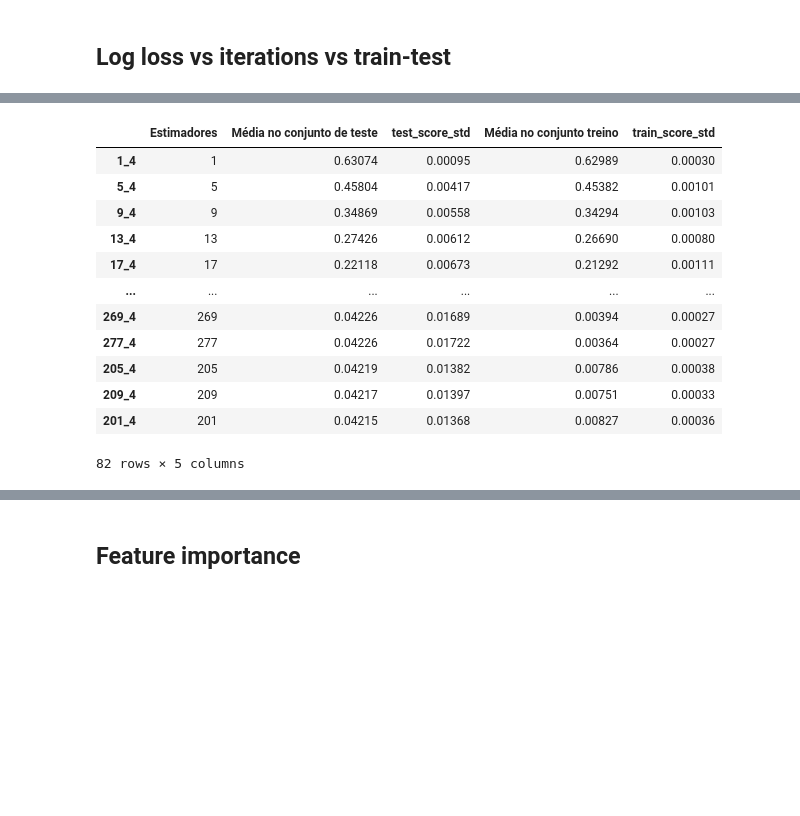
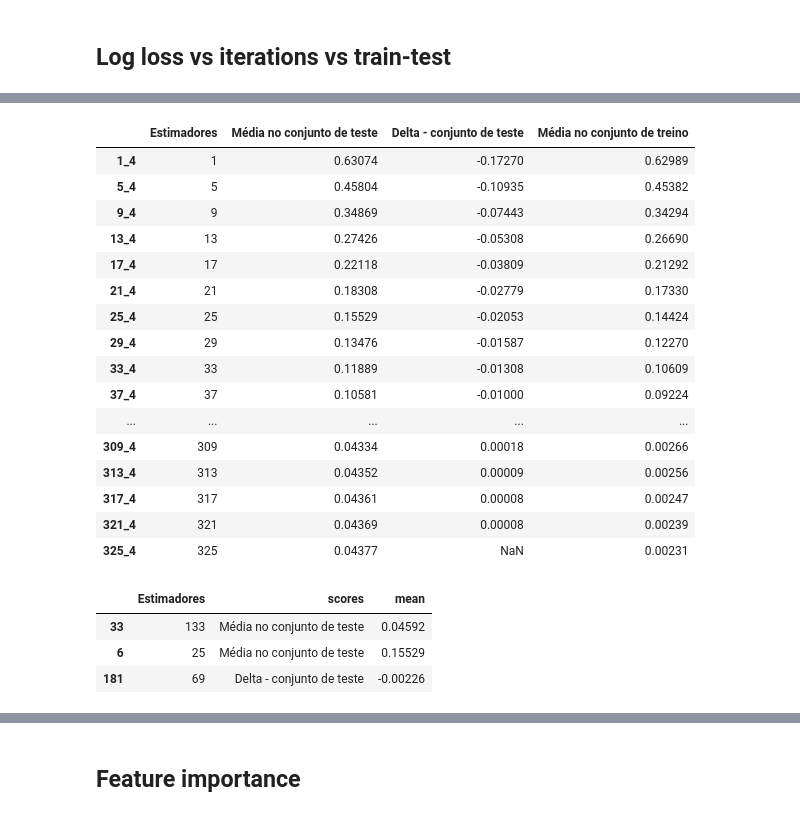
Before and after one commit to guyrux/ethereum_laundering, a Jupyter notebook: notebooks/03-ethereum_modeling_v2-suto.ipynb, the cells around one changed output, grey strips where cells are left out. Cells and saved outputs as stored; diff of their text form; code cells hidden in the pictures; blank space fills up the shorter version.

```diff
--- a/notebooks/03-ethereum_modeling_v2-suto.ipynb
+++ b/notebooks/03-ethereum_modeling_v2-suto.ipynb
@@ -37,6 +37,9 @@ from sklearn.pipeline import Pipeline
 from ydata_profiling import ProfileReport
 from sklearn.preprocessing import StandardScaler
 from sklearn.decomposition import PCA
+from sklearn.metrics import (
+    confusion_matrix, classification_report, ConfusionMatrixDisplay, roc_auc_score, roc_curve
+)
 from sklearn import set_config
 
 # Autoreload extension
@@ -50,7 +53,7 @@ set_config(transform_output = "pandas")
 pd.set_option('display.max_rows', None)
 pd.set_option('display.max_columns', None)
 pd.set_option('display.max_colwidth', None)
-pd.set_option('display.max_rows', 50)
+pd.set_option('display.max_rows', 100)
 pd.set_option('display.float_format', '{:.5f}'.format)
 # pd.options.display.float_format = '{:.5f}'.format
 # pd.options.display.max_rows = 120
@@ -533,7 +551,7 @@ for n_estimator in lst_iterations:
 
 df_results_logloss = pd.DataFrame.from_dict(dct_results, orient='index')
 df_results_logloss.columns = [
-    'Estimadores', 'Média no conjunto de teste', 'test_score_std', 'Média no conjunto treino', 'train_score_std'
+    'Estimadores', 'Média no conjunto de teste', 'test_score_std', 'Média no conjunto de treino', 'train_score_std'
 ]
 df_results_logloss.head()
 # %% [output]
@@ -580,16 +598,42 @@ ax.set_ylim(0, df_results_logloss_melted['mean'].max()*1.05);
 # %%
-df_results_logloss.sort_values(by=['Média no conjunto de teste'], ascending=False)
+df_results_logloss_cut = df_results_logloss.sort_values(by=['Estimadores'], ascending=True).copy()
+
+df_results_logloss_cut['Média no conjunto de teste - Lead 1'] = df_results_logloss_cut['Média no conjunto de teste'].shift(-1)
+
+df_results_logloss_cut['Delta - conjunto de teste'] = df_results_logloss_cut['Média no conjunto de teste - Lead 1'] -\
+df_results_logloss_cut['Média no conjunto de teste']
+
+df_results_logloss_cut = df_results_logloss_cut[
+    ['Estimadores', 'Média no conjunto de teste', 'Delta - conjunto de teste', 'Média no conjunto de treino']
+]
+
+df_results_logloss_cut.sort_values(by=['Estimadores'], ascending=True).head(100)
 # %% [output]
-|  | Estimadores | Média no conjunto de teste | test_score_std | Média no conjunto treino | train_score_std |
-| 1_4 | 1 | 0.63074 | 0.00095 | 0.62989 | 0.00030 |
-| 5_4 | 5 | 0.45804 | 0.00417 | 0.45382 | 0.00101 |
-| 9_4 | 9 | 0.34869 | 0.00558 | 0.34294 | 0.00103 |
-| 13_4 | 13 | 0.27426 | 0.00612 | 0.26690 | 0.00080 |
-| 17_4 | 17 | 0.22118 | 0.00673 | 0.21292 | 0.00111 |
-| ... | ... | ... | ... | ... | ... |
-| 269_4 | 269 | 0.04226 | 0.01689 | 0.00394 | 0.00027 |
-| 277_4 | 277 | 0.04226 | 0.01722 | 0.00364 | 0.00027 |
-| 205_4 | 205 | 0.04219 | 0.01382 | 0.00786 | 0.00038 |
-| 209_4 | 209 | 0.04217 | 0.01397 | 0.00751 | 0.00033 |
-| 201_4 | 201 | 0.04215 | 0.01368 | 0.00827 | 0.00036 |
+|  | Estimadores | Média no conjunto de teste | Delta - conjunto de teste | Média no conjunto de treino |
+| 1_4 | 1 | 0.63074 | -0.17270 | 0.62989 |
+| 5_4 | 5 | 0.45804 | -0.10935 | 0.45382 |
+| 9_4 | 9 | 0.34869 | -0.07443 | 0.34294 |
+| 13_4 | 13 | 0.27426 | -0.05308 | 0.26690 |
+| 17_4 | 17 | 0.22118 | -0.03809 | 0.21292 |
+| 21_4 | 21 | 0.18308 | -0.02779 | 0.17330 |
+| 25_4 | 25 | 0.15529 | -0.02053 | 0.14424 |
+| 29_4 | 29 | 0.13476 | -0.01587 | 0.12270 |
+| 33_4 | 33 | 0.11889 | -0.01308 | 0.10609 |
+| 37_4 | 37 | 0.10581 | -0.01000 | 0.09224 |
+| ... | ... | ... | ... | ... |
+| 309_4 | 309 | 0.04334 | 0.00018 | 0.00266 |
+| 313_4 | 313 | 0.04352 | 0.00009 | 0.00256 |
+| 317_4 | 317 | 0.04361 | 0.00008 | 0.00247 |
+| 321_4 | 321 | 0.04369 | 0.00008 | 0.00239 |
+| 325_4 | 325 | 0.04377 | NaN | 0.00231 |
-82 rows × 5 columns
+# %%
+df_results_logloss_cut_melted = df_results_logloss_cut[
+    ['Estimadores', 'Média no conjunto de teste', 'Média no conjunto de treino', 'Delta - conjunto de teste']
+].melt(['Estimadores'], var_name='scores', value_name='mean')
+
+df_results_logloss_cut_melted.sample(3, random_state=RANDOM_STATE)
+# %% [output]
+|  | Estimadores | scores | mean |
+| 33 | 133 | Média no conjunto de teste | 0.04592 |
+| 6 | 25 | Média no conjunto de teste | 0.15529 |
+| 181 | 69 | Delta - conjunto de teste | -0.00226 |
```
Also changed, not shown: parts of 24 cells of this notebook, 1 other file.
